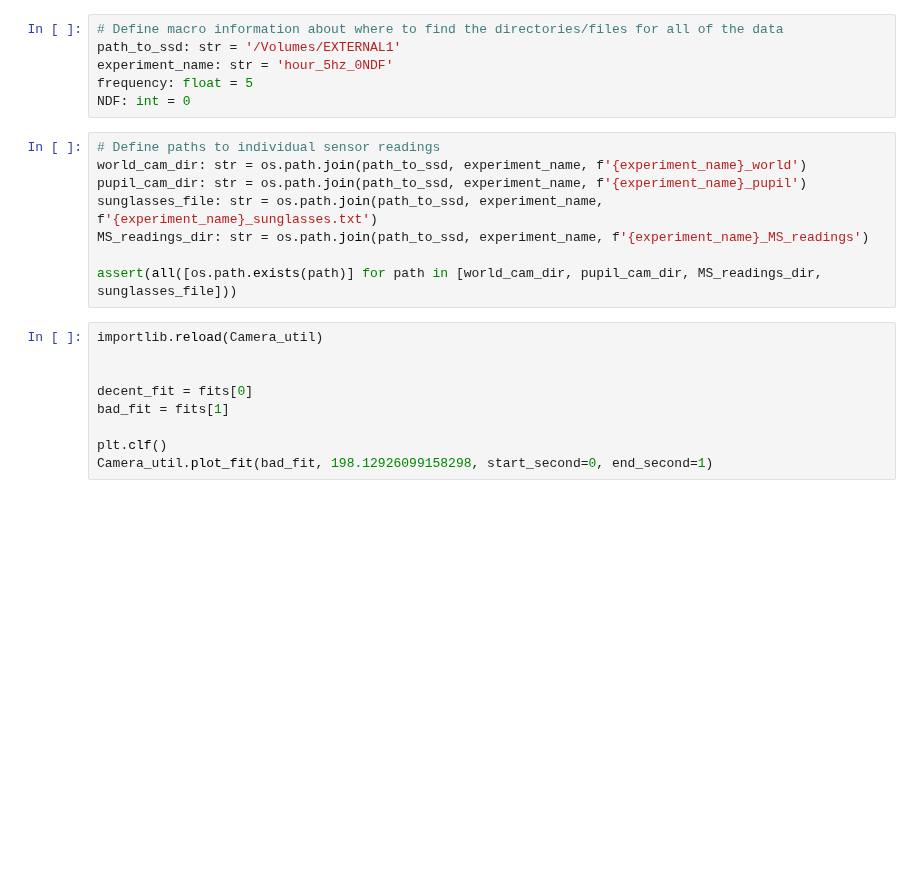
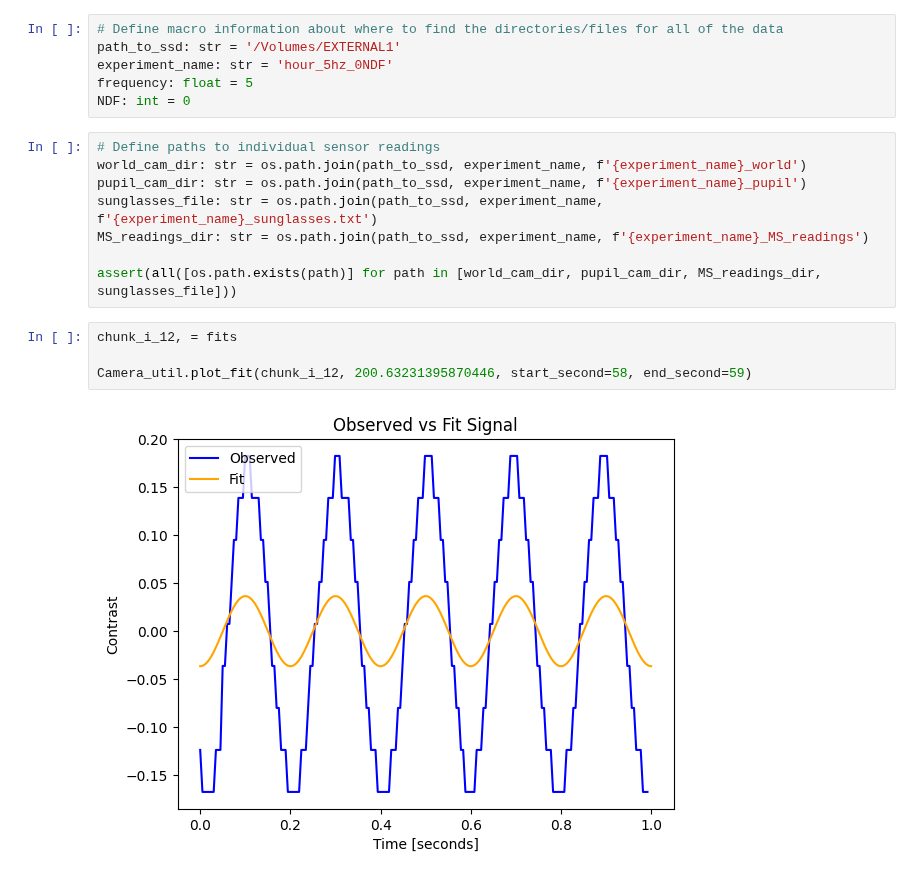
Before and after one commit to gkaguirrelab/combiExperiments, a Jupyter notebook: code/lightLogger/raspberry_pi_firmware/testing.ipynb, the cells around one changed output. Drawn from its saved outputs; the diff is of its cells as text; blank space fills up the shorter version.

```diff
--- a/code/lightLogger/raspberry_pi_firmware/testing.ipynb
+++ b/code/lightLogger/raspberry_pi_firmware/testing.ipynb
@@ -21,15 +21,12 @@ sunglasses_file: str = os.path.join(path_to_ssd, experiment_name, f'{experiment_
 MS_readings_dir: str = os.path.join(path_to_ssd, experiment_name, f'{experiment_name}_MS_readings')
 
 assert(all([os.path.exists(path)] for path in [world_cam_dir, pupil_cam_dir, MS_readings_dir, sunglasses_file]))
-# %%
-importlib.reload(Camera_util)
-
-
-decent_fit = fits[0]
-bad_fit = fits[1]
-
-plt.clf()
-Camera_util.plot_fit(bad_fit, 198.12926099158298, start_second=0, end_second=1)
+# %%
+chunk_i_12, = fits
+
+Camera_util.plot_fit(chunk_i_12, 200.63231395870446, start_second=58, end_second=59)
+# %% [output]
+[figure, added]
 # %%
 # Examine the world cam data
 sys.path.append('/Users/zacharykelly/Documents/MATLAB/projects/combiExperiments/code/lightLogger/camera') # append the path to the camera libraries so we can use their files
```
Also changed, not shown: parts of 2 cells of this notebook.
